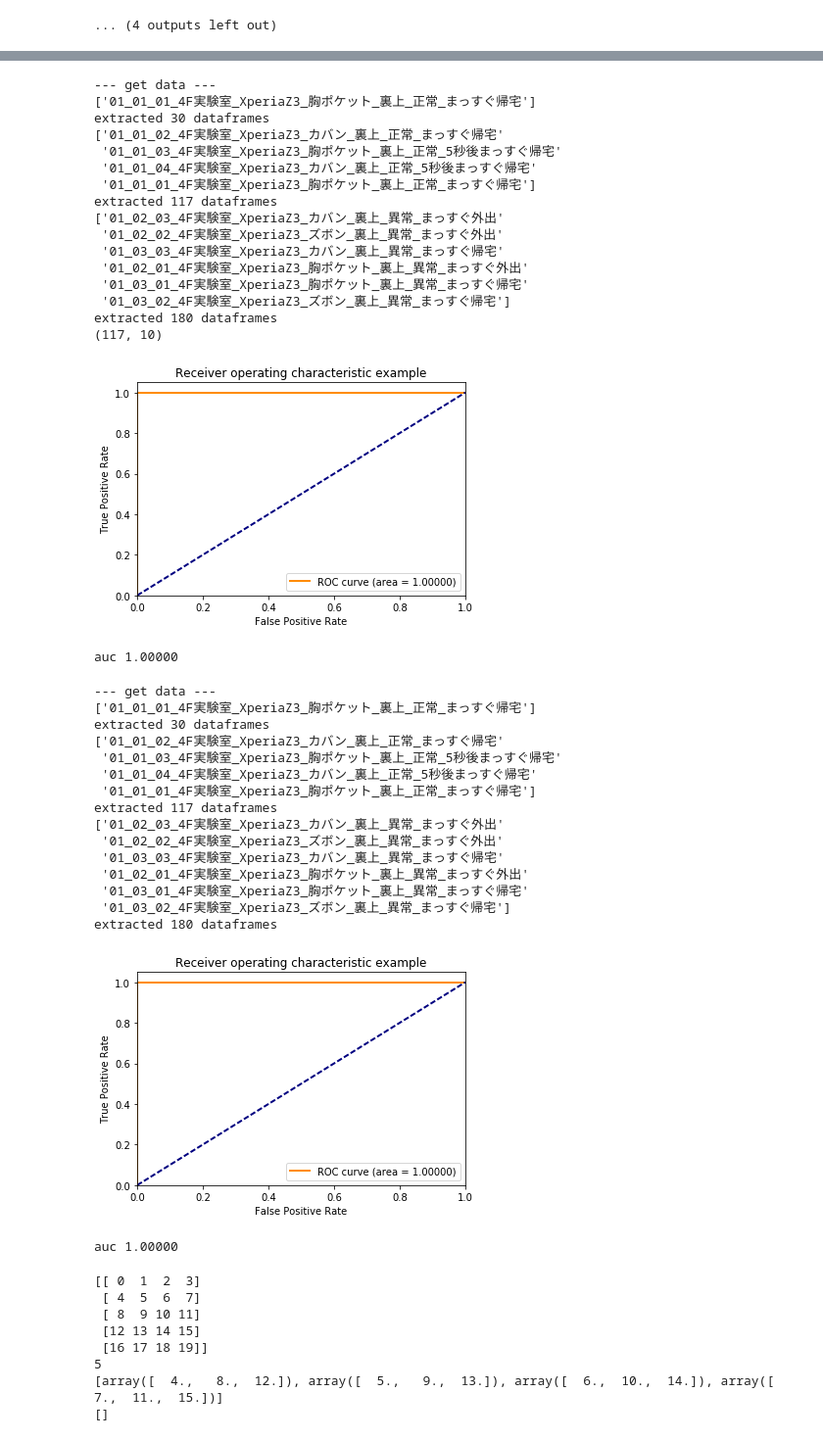
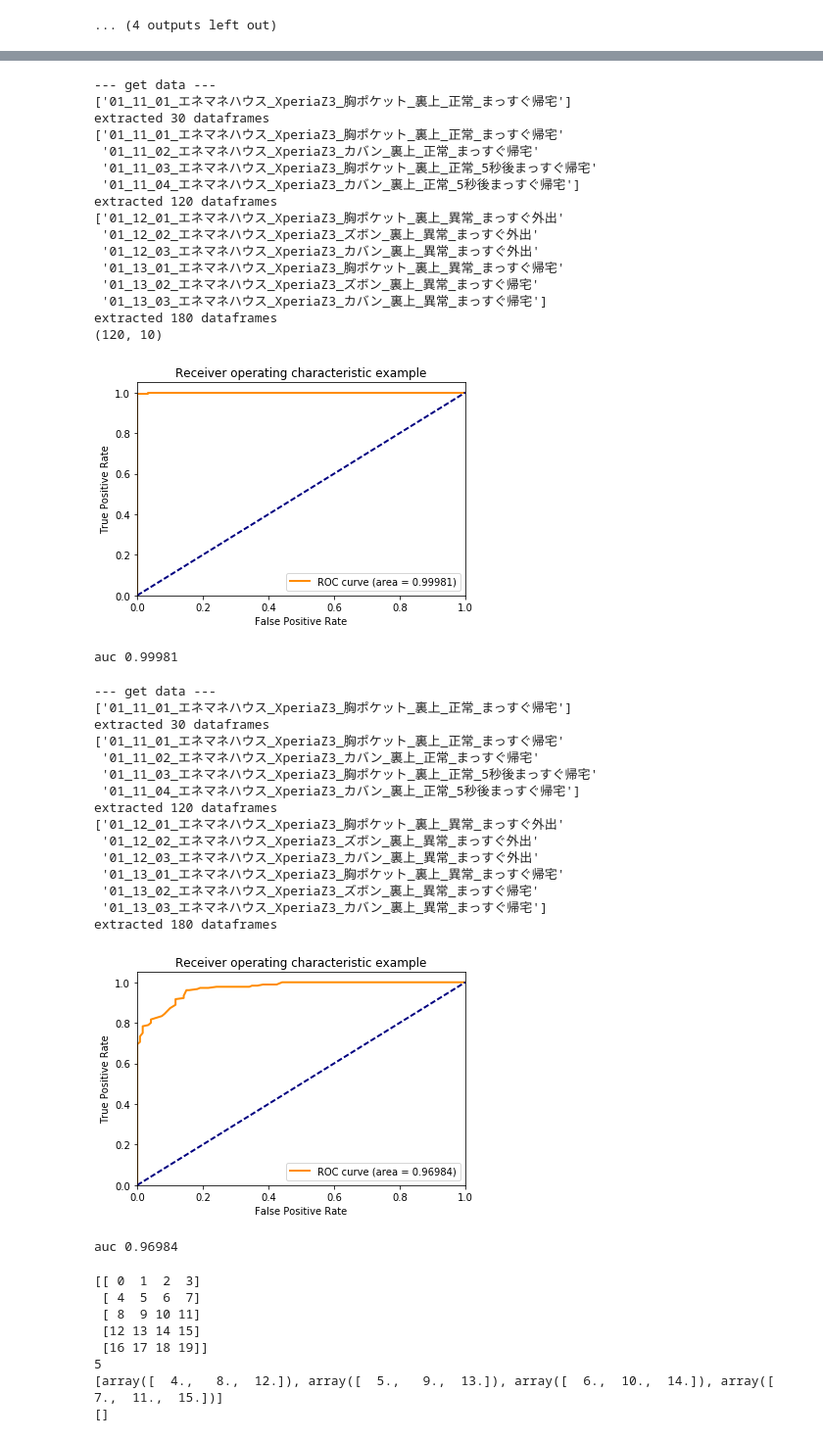
Before and after one commit to refluster/jupyter, a Jupyter notebook: 009.dkj_learn/evaluate.ipynb, the cells around one changed output, grey strips where cells are left out. Shown at 98% size. Saved outputs shown, nothing was run; the diff lists cells and outputs as text; code cells hidden in the pictures.

Commit message:
load whole data ande compare on xperia / enename house

```diff
--- a/009.dkj_learn/evaluate.ipynb
+++ b/009.dkj_learn/evaluate.ipynb
@@ -156,5 +156,5 @@ import datasets
 import pandas as pd
 import numpy as np
 
-ds = datasets.load('data/raw/01_0[123]_0*_*')
+ds = datasets.load('data/raw/0[12]_[01][123]_0[1234]*_*')
 # %% [output]
@@ -188,11 +188,12 @@ import estimator_rssibased as rssie
 
 def eval01():
     column=['rssi.a','rssi.b', ['linear_accel[0]','linear_accel[1]','linear_accel[2]']]
+    #column = ['rssi.a', 'rssi.b', ['acceleration.x', 'acceleration.y', 'acceleration.z']]
     before = 3
-    base = '01_01_01'
-    normal = '^01_01'
-    anomaly = '^01_0[23]'
-    drop_interval = 15
+    base = '01_11_01'
+    normal = '^01_11'
+    anomaly = '^01_1[23]'
+    drop_interval = 5
 
     print('--- get data ---')
     dfl_b = datasets.get_data(ds, title=base, before=before,
@@ -233,23 +234,23 @@ def eval01():
 eval01()
 # %% [output]
 --- get data ---
-['01_01_01_4F実験室_XperiaZ3_胸ポケット_裏上_正常_まっすぐ帰宅']
+['01_11_01_エネマネハウス_XperiaZ3_胸ポケット_裏上_正常_まっすぐ帰宅']
 extracted 30 dataframes
-['01_01_02_4F実験室_XperiaZ3_カバン_裏上_正常_まっすぐ帰宅'
- '01_01_03_4F実験室_XperiaZ3_胸ポケット_裏上_正常_5秒後まっすぐ帰宅'
- '01_01_04_4F実験室_XperiaZ3_カバン_裏上_正常_5秒後まっすぐ帰宅'
- '01_01_01_4F実験室_XperiaZ3_胸ポケット_裏上_正常_まっすぐ帰宅']
-extracted 117 dataframes
-['01_02_03_4F実験室_XperiaZ3_カバン_裏上_異常_まっすぐ外出'
- '01_02_02_4F実験室_XperiaZ3_ズボン_裏上_異常_まっすぐ外出'
- '01_03_03_4F実験室_XperiaZ3_カバン_裏上_異常_まっすぐ帰宅'
- '01_02_01_4F実験室_XperiaZ3_胸ポケット_裏上_異常_まっすぐ外出'
- '01_03_01_4F実験室_XperiaZ3_胸ポケット_裏上_異常_まっすぐ帰宅'
- '01_03_02_4F実験室_XperiaZ3_ズボン_裏上_異常_まっすぐ帰宅']
+['01_11_01_エネマネハウス_XperiaZ3_胸ポケット_裏上_正常_まっすぐ帰宅'
+ '01_11_02_エネマネハウス_XperiaZ3_カバン_裏上_正常_まっすぐ帰宅'
+ '01_11_03_エネマネハウス_XperiaZ3_胸ポケット_裏上_正常_5秒後まっすぐ帰宅'
+ '01_11_04_エネマネハウス_XperiaZ3_カバン_裏上_正常_5秒後まっすぐ帰宅']
+extracted 120 dataframes
+['01_12_01_エネマネハウス_XperiaZ3_胸ポケット_裏上_異常_まっすぐ外出'
+ '01_12_02_エネマネハウス_XperiaZ3_ズボン_裏上_異常_まっすぐ外出'
+ '01_12_03_エネマネハウス_XperiaZ3_カバン_裏上_異常_まっすぐ外出'
+ '01_13_01_エネマネハウス_XperiaZ3_胸ポケット_裏上_異常_まっすぐ帰宅'
+ '01_13_02_エネマネハウス_XperiaZ3_ズボン_裏上_異常_まっすぐ帰宅'
+ '01_13_03_エネマネハウス_XperiaZ3_カバン_裏上_異常_まっすぐ帰宅']
 extracted 180 dataframes
-(117, 10)
+(120, 10)
 [figure]
-auc 1.00000
+auc 0.99981
 # %%
 import roc_auc
 import datasets
@@ -258,10 +259,10 @@ import estimator_rssibased as rssie
 def eval01():
     column=['rssi.a','rssi.b']
     before = 3
-    base = '01_01_01'
-    normal = '^01_01'
-    anomaly = '^01_0[23]'
-    drop_interval = 15
+    base = '01_11_01'
+    normal = '^01_11'
+    anomaly = '^01_1[23]'
+    drop_interval = 5
 
     print('--- get data ---')
     dfl_b = datasets.get_data(ds, title=base, before=before,
@@ -277,47 +278,47 @@ def eval01():
     dfl_o = datasets.moving_average(dfl_o, window=3, min_periods=3)
 
     # normalize data
     """
     dfl_b = datasets.normalize_by_base_data(dfl_b, dfl_b, column)
     dfl_n = datasets.normalize_by_base_data(dfl_b, dfl_n, column)
     dfl_o = datasets.normalize_by_base_data(dfl_b, dfl_o, column)
     """
 
     # to numpy array
     data_2d_b = [df.as_matrix() for df in dfl_b]
     data_2d_n = [df.as_matrix() for df in dfl_n]
     data_2d_o = [df.as_matrix() for df in dfl_o]
 
     # to list of numpy.array
     data_n = [d.ravel() for d in data_2d_n]
     data_o = [d.ravel() for d in data_2d_o]
 
     model = rssie.EstimatorRssiBased()
     model.fit(data_n)
     score_n = model.decision_function(data_n)
     score_o = model.decision_function(data_o)
     auc = roc_auc.get_auc_from_normal_outlier(score_n, score_o)
     print('auc %.5f'%(auc))
 
 eval01()
 # %% [output]
 --- get data ---
-['01_01_01_4F実験室_XperiaZ3_胸ポケット_裏上_正常_まっすぐ帰宅']
+['01_11_01_エネマネハウス_XperiaZ3_胸ポケット_裏上_正常_まっすぐ帰宅']
 extracted 30 dataframes
-['01_01_02_4F実験室_XperiaZ3_カバン_裏上_正常_まっすぐ帰宅'
- '01_01_03_4F実験室_XperiaZ3_胸ポケット_裏上_正常_5秒後まっすぐ帰宅'
- '01_01_04_4F実験室_XperiaZ3_カバン_裏上_正常_5秒後まっすぐ帰宅'
- '01_01_01_4F実験室_XperiaZ3_胸ポケット_裏上_正常_まっすぐ帰宅']
-extracted 117 dataframes
-['01_02_03_4F実験室_XperiaZ3_カバン_裏上_異常_まっすぐ外出'
- '01_02_02_4F実験室_XperiaZ3_ズボン_裏上_異常_まっすぐ外出'
- '01_03_03_4F実験室_XperiaZ3_カバン_裏上_異常_まっすぐ帰宅'
- '01_02_01_4F実験室_XperiaZ3_胸ポケット_裏上_異常_まっすぐ外出'
- '01_03_01_4F実験室_XperiaZ3_胸ポケット_裏上_異常_まっすぐ帰宅'
- '01_03_02_4F実験室_XperiaZ3_ズボン_裏上_異常_まっすぐ帰宅']
+['01_11_01_エネマネハウス_XperiaZ3_胸ポケット_裏上_正常_まっすぐ帰宅'
+ '01_11_02_エネマネハウス_XperiaZ3_カバン_裏上_正常_まっすぐ帰宅'
+ '01_11_03_エネマネハウス_XperiaZ3_胸ポケット_裏上_正常_5秒後まっすぐ帰宅'
+ '01_11_04_エネマネハウス_XperiaZ3_カバン_裏上_正常_5秒後まっすぐ帰宅']
+extracted 120 dataframes
+['01_12_01_エネマネハウス_XperiaZ3_胸ポケット_裏上_異常_まっすぐ外出'
+ '01_12_02_エネマネハウス_XperiaZ3_ズボン_裏上_異常_まっすぐ外出'
+ '01_12_03_エネマネハウス_XperiaZ3_カバン_裏上_異常_まっすぐ外出'
+ '01_13_01_エネマネハウス_XperiaZ3_胸ポケット_裏上_異常_まっすぐ帰宅'
+ '01_13_02_エネマネハウス_XperiaZ3_ズボン_裏上_異常_まっすぐ帰宅'
+ '01_13_03_エネマネハウス_XperiaZ3_カバン_裏上_異常_まっすぐ帰宅']
 extracted 180 dataframes
-[figure, old version]
+[figure, new version]
-auc 1.00000
+auc 0.96984
 # %%
 a = np.arange(0,20,1)
 a = a.reshape(-1,4)
```
Also changed, not shown: parts of 2 cells of this notebook.
